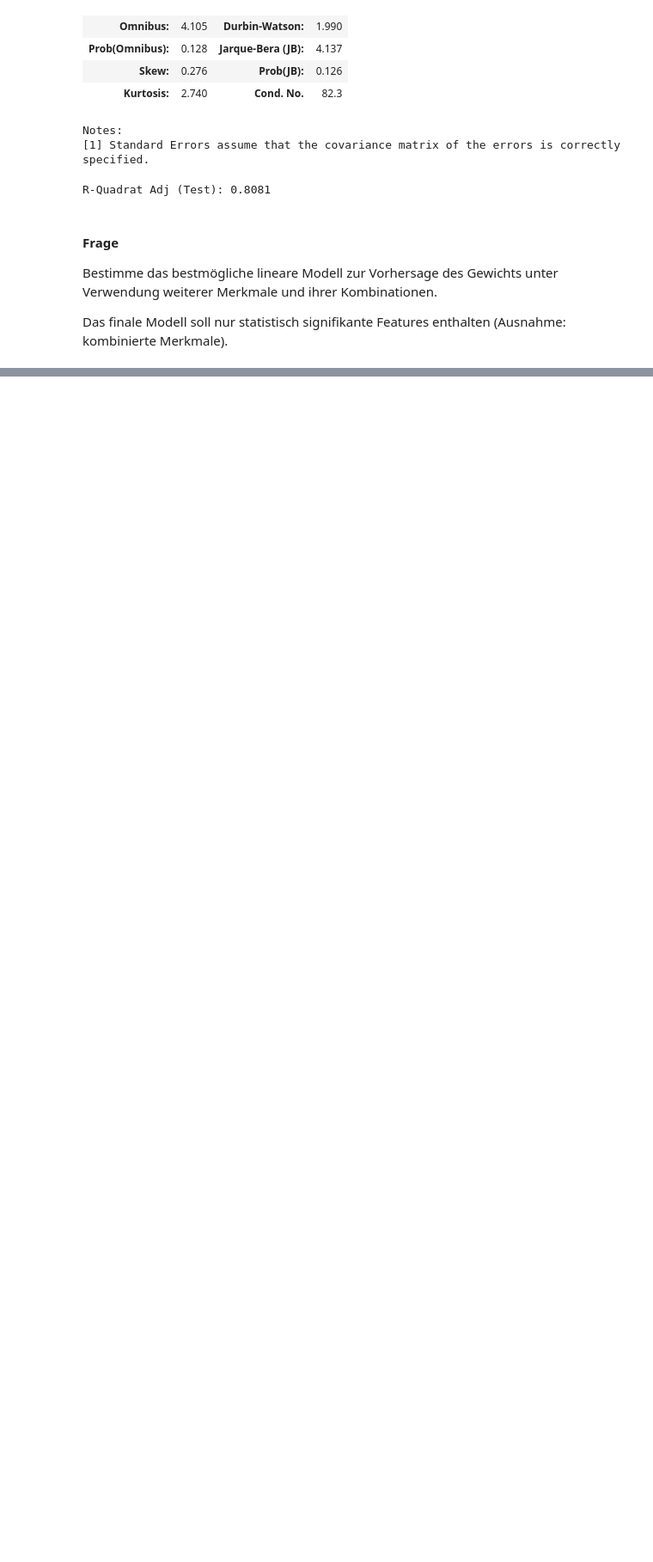
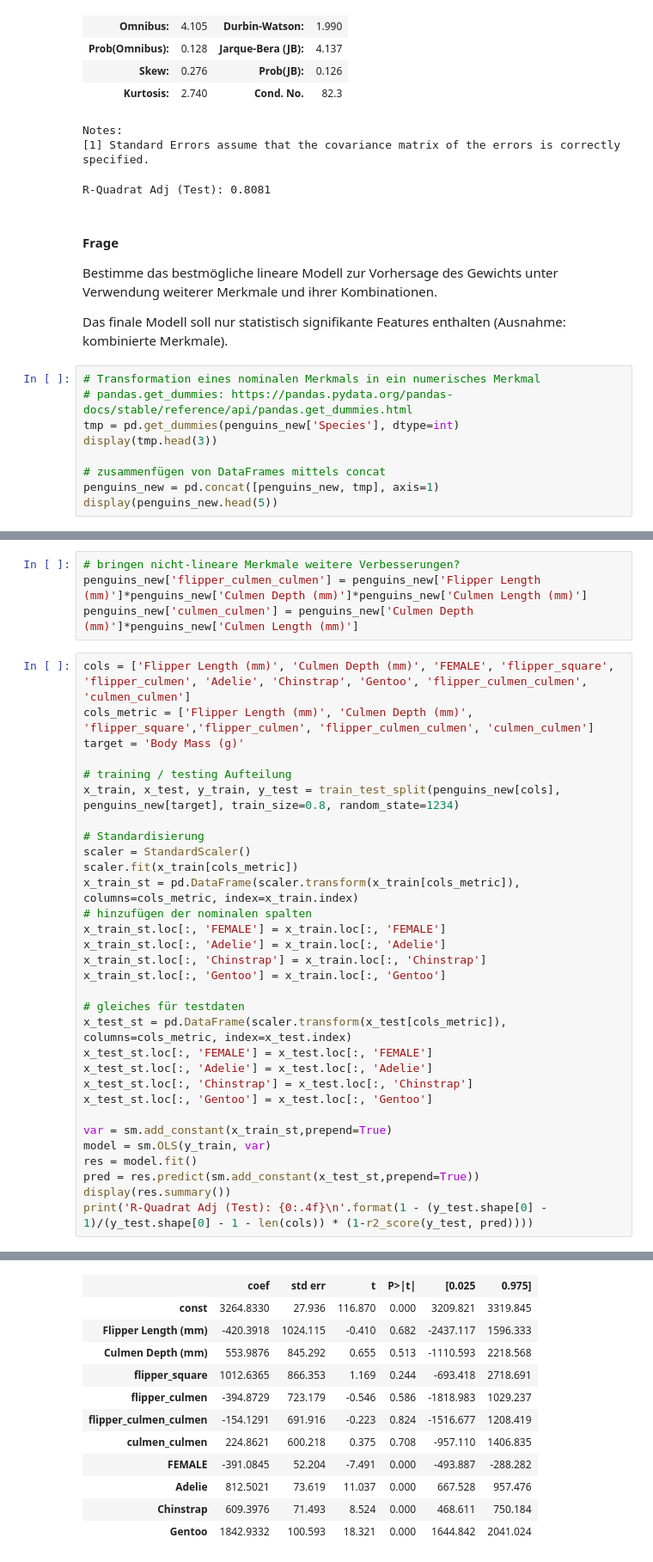
Before and after one commit to lukas3482/wahrscheinlichkeitsrechnung, a Jupyter notebook: inclass/04_regression/inClass-MultipleRegression-Student.ipynb, the cells around one changed output, grey strips where cells are left out. Shown at 86% size. Saved outputs shown, nothing was run; the diff lists cells and outputs as text; blank space fills up the shorter version.

```diff
--- a/inclass/04_regression/inClass-MultipleRegression-Student.ipynb
+++ b/inclass/04_regression/inClass-MultipleRegression-Student.ipynb
@@ -428,3 +428,12 @@ R-Quadrat Adj (Test): 0.8081
 Bestimme das bestmögliche lineare Modell zur Vorhersage des Gewichts unter Verwendung weiterer Merkmale und ihrer Kombinationen.
 
 Das finale Modell soll nur statistisch signifikante Features enthalten (Ausnahme: kombinierte Merkmale).
+# %%
+# Transformation eines nominalen Merkmals in ein numerisches Merkmal
+# pandas.get_dummies: https://pandas.pydata.org/pandas-docs/stable/reference/api/pandas.get_dummies.html
+tmp = pd.get_dummies(penguins_new['Species'], dtype=int)
+display(tmp.head(3))
+
+# zusammenfügen von DataFrames mittels concat
+penguins_new = pd.concat([penguins_new, tmp], axis=1)
+display(penguins_new.head(5))
@@ -430,0 +451,36 @@ Das finale Modell soll nur statistisch signifikante Features enthalten (Ausnahme
+# %%
+# bringen nicht-lineare Merkmale weitere Verbesserungen?
+penguins_new['flipper_culmen_culmen'] = penguins_new['Flipper Length (mm)']*penguins_new['Culmen Depth (mm)']*penguins_new['Culmen Length (mm)']
+penguins_new['culmen_culmen'] = penguins_new['Culmen Depth (mm)']*penguins_new['Culmen Length (mm)']
+# %%
+cols = ['Flipper Length (mm)', 'Culmen Depth (mm)', 'FEMALE', 'flipper_square', 'flipper_culmen', 'Adelie', 'Chinstrap', 'Gentoo', 'flipper_culmen_culmen', 'culmen_culmen']
+cols_metric = ['Flipper Length (mm)', 'Culmen Depth (mm)', 'flipper_square','flipper_culmen', 'flipper_culmen_culmen', 'culmen_culmen']
+target = 'Body Mass (g)'
+
+# training / testing Aufteilung
+x_train, x_test, y_train, y_test = train_test_split(penguins_new[cols], penguins_new[target], train_size=0.8, random_state=1234)
+
+# Standardisierung
+scaler = StandardScaler()
+scaler.fit(x_train[cols_metric])
+x_train_st = pd.DataFrame(scaler.transform(x_train[cols_metric]), columns=cols_metric, index=x_train.index)
+# hinzufügen der nominalen spalten
+x_train_st.loc[:, 'FEMALE'] = x_train.loc[:, 'FEMALE']
+x_train_st.loc[:, 'Adelie'] = x_train.loc[:, 'Adelie']
+x_train_st.loc[:, 'Chinstrap'] = x_train.loc[:, 'Chinstrap']
+x_train_st.loc[:, 'Gentoo'] = x_train.loc[:, 'Gentoo']
+
+# gleiches für testdaten
+x_test_st = pd.DataFrame(scaler.transform(x_test[cols_metric]), columns=cols_metric, index=x_test.index)
+x_test_st.loc[:, 'FEMALE'] = x_test.loc[:, 'FEMALE']
+x_test_st.loc[:, 'Adelie'] = x_test.loc[:, 'Adelie']
+x_test_st.loc[:, 'Chinstrap'] = x_test.loc[:, 'Chinstrap']
+x_test_st.loc[:, 'Gentoo'] = x_test.loc[:, 'Gentoo']
+
+var = sm.add_constant(x_train_st,prepend=True)
+model = sm.OLS(y_train, var)
+res = model.fit()
+pred = res.predict(sm.add_constant(x_test_st,prepend=True))
+display(res.summary())
+print('R-Quadrat Adj (Test): {0:.4f}\n'.format(1 - (y_test.shape[0] - 1)/(y_test.shape[0] - 1 - len(cols)) * (1-r2_score(y_test, pred))))
+# %% [output]
@@ -430,0 +497,12 @@ Das finale Modell soll nur statistisch signifikante Features enthalten (Ausnahme
+|  | coef | std err | t | P>|t| | [0.025 | 0.975] |
+| const | 3264.8330 | 27.936 | 116.870 | 0.000 | 3209.821 | 3319.845 |
+| Flipper Length (mm) | -420.3918 | 1024.115 | -0.410 | 0.682 | -2437.117 | 1596.333 |
+| Culmen Depth (mm) | 553.9876 | 845.292 | 0.655 | 0.513 | -1110.593 | 2218.568 |
+| flipper_square | 1012.6365 | 866.353 | 1.169 | 0.244 | -693.418 | 2718.691 |
+| flipper_culmen | -394.8729 | 723.179 | -0.546 | 0.586 | -1818.983 | 1029.237 |
+| flipper_culmen_culmen | -154.1291 | 691.916 | -0.223 | 0.824 | -1516.677 | 1208.419 |
+| culmen_culmen | 224.8621 | 600.218 | 0.375 | 0.708 | -957.110 | 1406.835 |
+| FEMALE | -391.0845 | 52.204 | -7.491 | 0.000 | -493.887 | -288.282 |
+| Adelie | 812.5021 | 73.619 | 11.037 | 0.000 | 667.528 | 957.476 |
+| Chinstrap | 609.3976 | 71.493 | 8.524 | 0.000 | 468.611 | 750.184 |
+| Gentoo | 1842.9332 | 100.593 | 18.321 | 0.000 | 1644.842 | 2041.024 |
```
Also changed, not shown: parts of 12 cells of this notebook.
